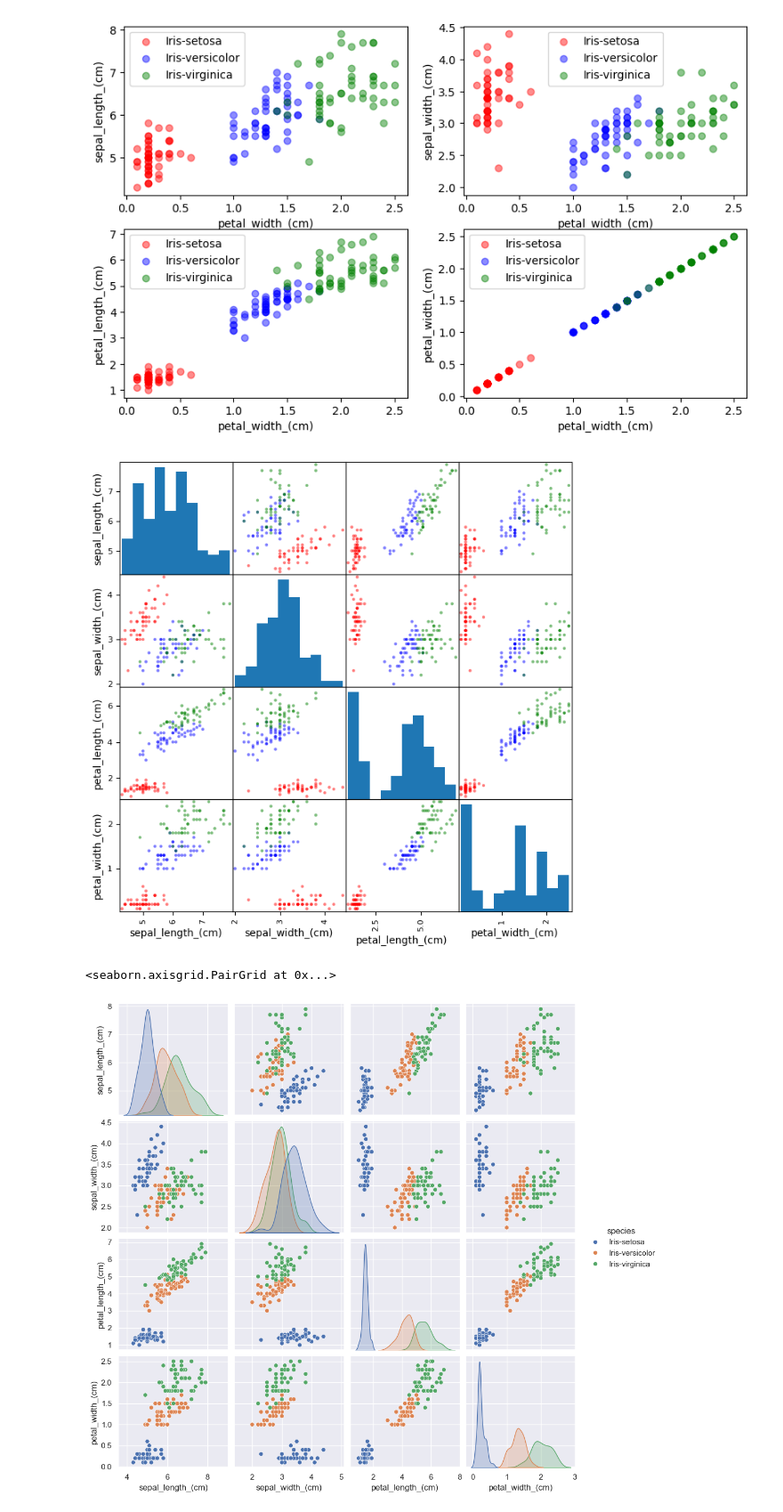
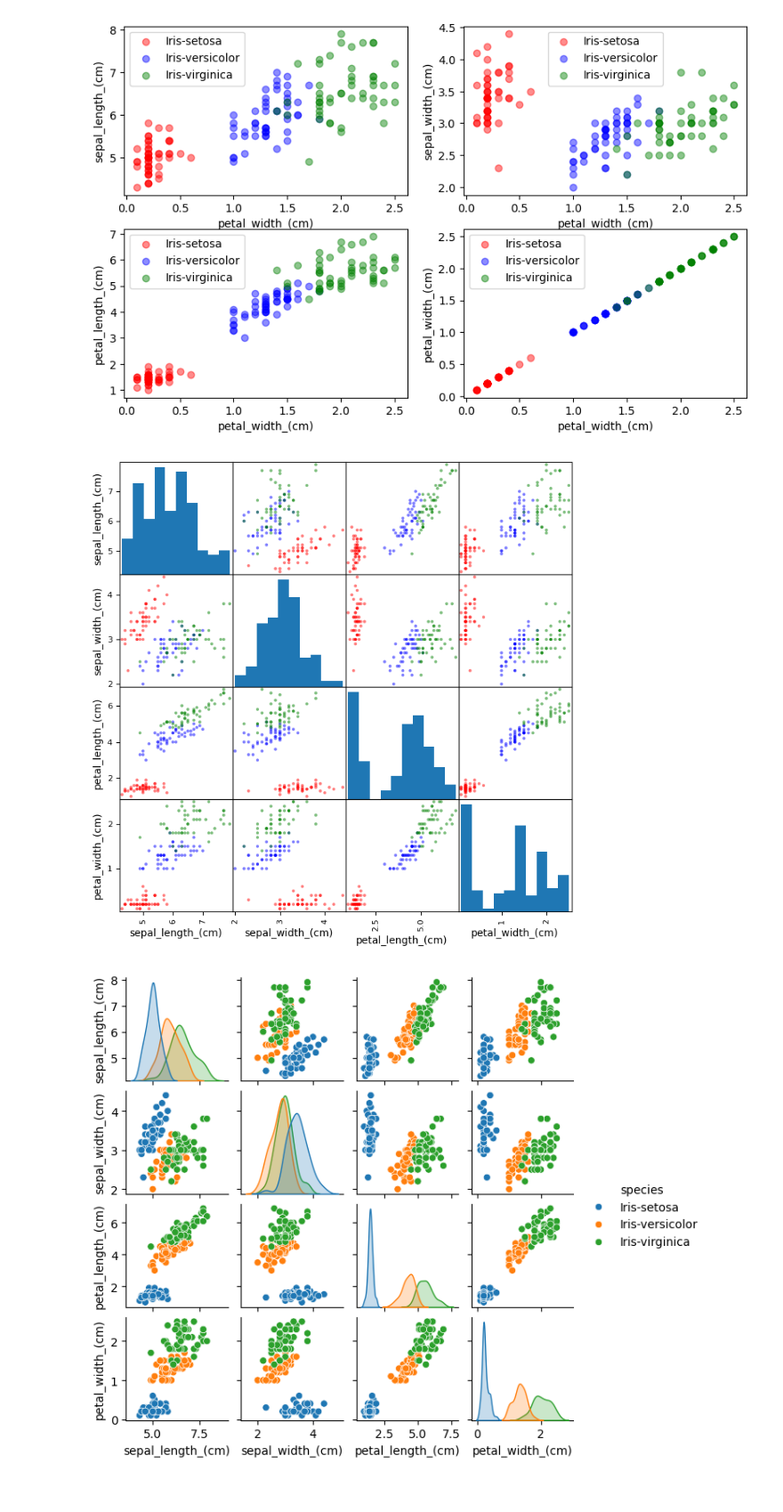
Before and after one commit to tomkor96/uczenie_maszynowe_w_pythonie, a Jupyter notebook: 01_podstawy_teoretyczne/01_iris_lab.ipynb, the cells around one changed output. Shown at 89% size. Saved outputs shown, nothing was run; the diff lists cells and outputs as text; code cells hidden in the pictures.

```diff
--- a/01_podstawy_teoretyczne/01_iris_lab.ipynb
+++ b/01_podstawy_teoretyczne/01_iris_lab.ipynb
@@ -143,12 +143,11 @@ plt.show()
 pd.plotting.scatter_matrix(df, figsize=(8, 8),
                            color = df['species'].apply(lambda x: colors[x]));
 plt.show()
-
-# ... a tutaj podobny wykres generowany przez funkcję pairplot z modułu seaborn
-import seaborn as sns
-sns.set()
-sns.pairplot(df, hue="species")
 # %% [output]
 [figure]
-<seaborn.axisgrid.PairGrid at 0x...>
-[figure, removed]
+# %%
+# ... a tutaj podobny wykres generowany przez funkcję pairplot z modułu seaborn
+import seaborn as sns
+_ = sns.pairplot(df, hue="species", height=1.5)
+# %% [output]
+[figure, added]
```
Also changed, not shown: parts of 5 cells of this notebook, 2 other files.
